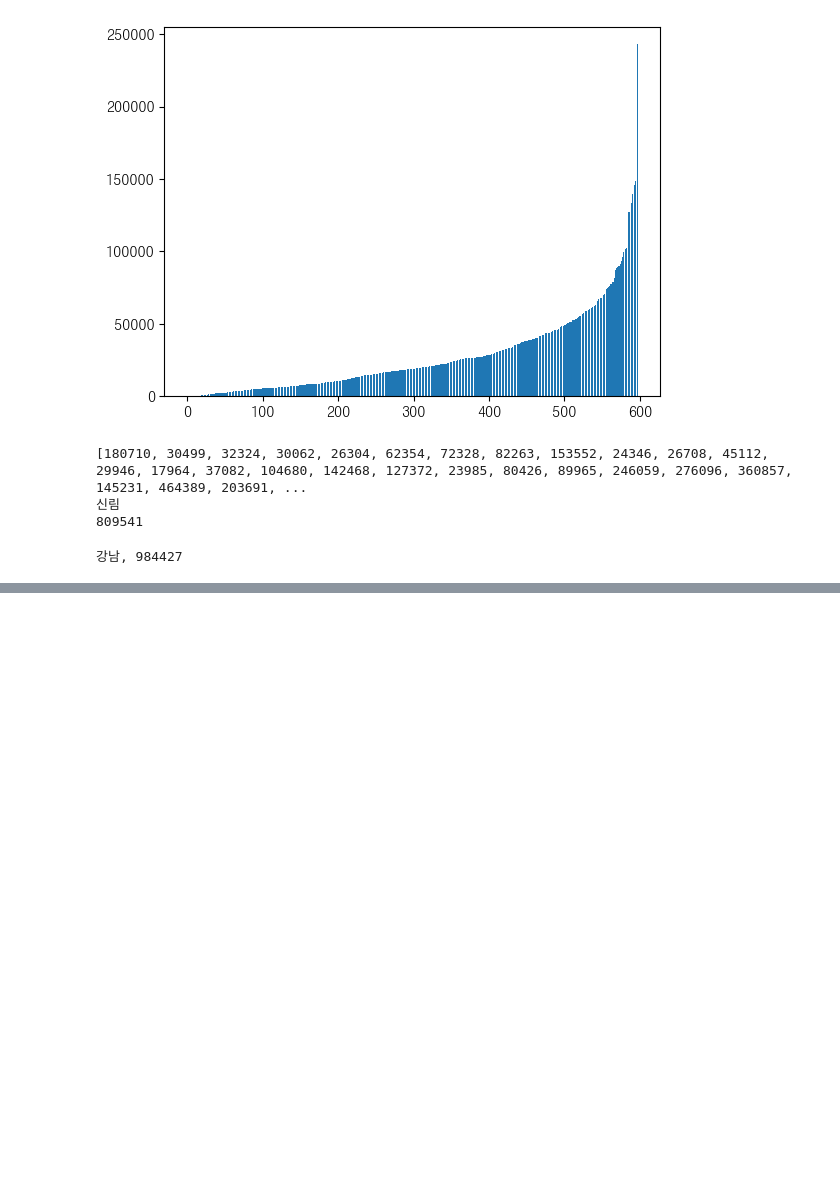
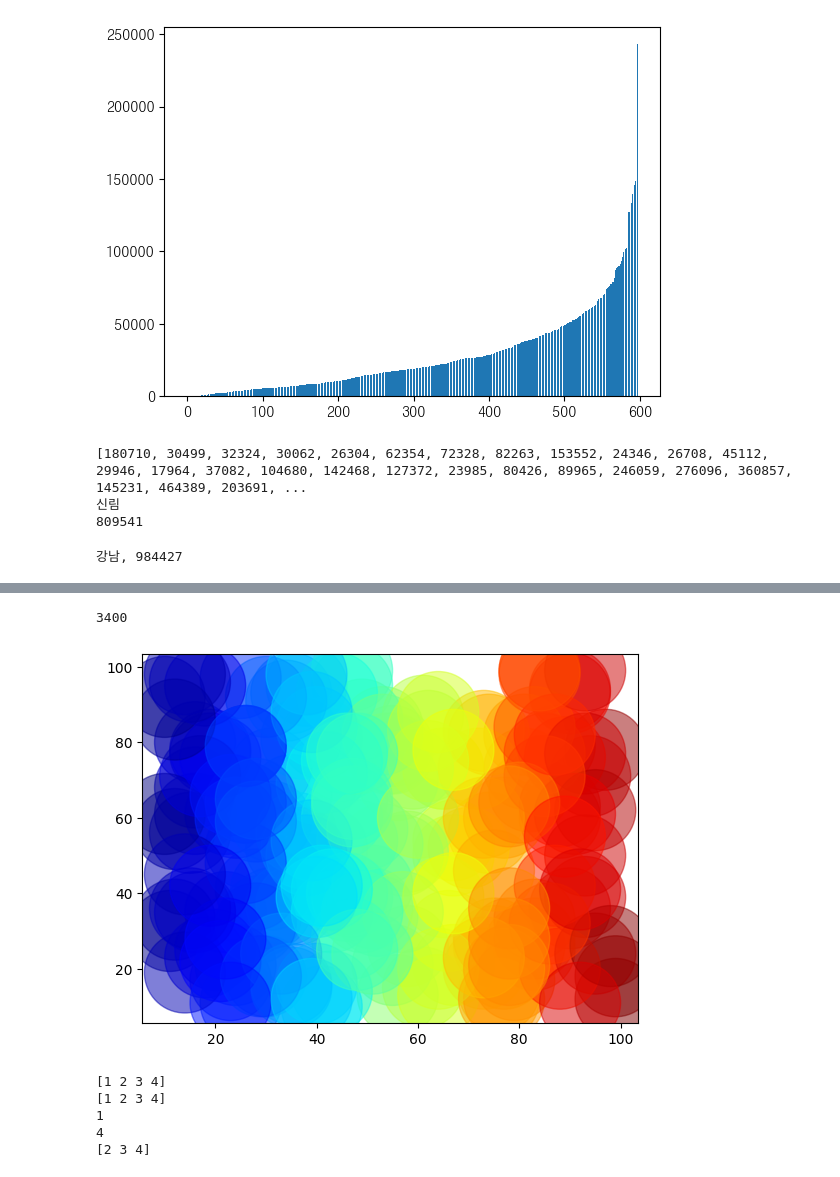
Before and after one commit to SoongMoo/hk_AI-RPA, a Jupyter notebook: python/06_data_analysis.ipynb, the cells around one changed output, grey strips where cells are left out. Saved outputs shown, nothing was run; the diff lists cells and outputs as text; code cells hidden in the pictures; blank space fills up the shorter version.

```diff
--- a/python/06_data_analysis.ipynb
+++ b/python/06_data_analysis.ipynb
@@ -1669,0 +1744,26 @@ plt.show()
+# %%
+x = np.random.randint(10, 100 , 200)
+#print(x)
+y = np.random.randint(10, 100, 200)
+#print(y)
+size = np.random.randint(100) * 100
+print(size)
+plt.scatter(x , y , s = size , c = x, cmap ='jet' , alpha = 0.5)
+plt.show()
+# %% [output]
+3400
+[figure, added]
+# %%
+a  =  np.array((1,2,3,4))
+print(a)
+a  =  np.array([1,2,3,4])
+print(a)
+print(a[0])
+print(a[-1])
+print(a[1:])
+# %% [output]
+[1 2 3 4]
+[1 2 3 4]
+1
+4
+[2 3 4]
```
Also changed, not shown: parts of 53 cells of this notebook.
